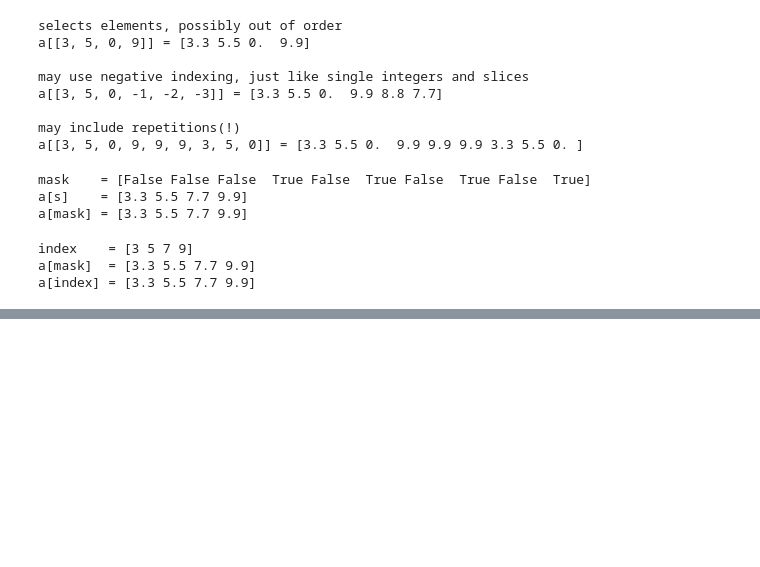
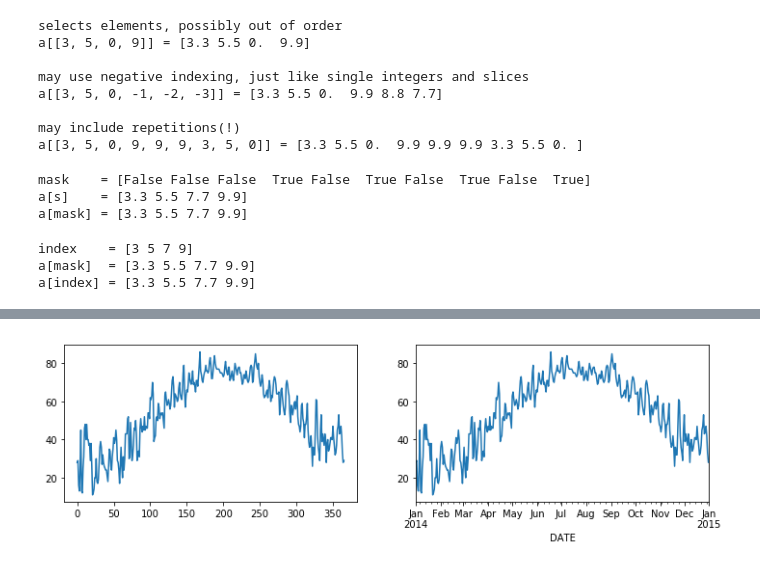
Before and after one commit to jpivarski-talks/2019-04-08-picscie-numpy, a Jupyter notebook: 03-numpy-skills.ipynb, the cells around one changed output, grey strips where cells are left out. Saved outputs shown, nothing was run; the diff lists cells and outputs as text; code cells hidden in the pictures; blank space fills up the shorter version.

```diff
--- a/03-numpy-skills.ipynb
+++ b/03-numpy-skills.ipynb
@@ -355,0 +448,13 @@ a[index] = [3.3 5.5 7.7 9.9]
+# %%
+%matplotlib inline
+import matplotlib.pyplot; matplotlib.pylab.rcParams["figure.figsize"] = 12, 3; matplotlib.pyplot.subplot(1, 2, 1)
+
+# Arrays are explicitly specified functions whose domains are [0, number of items).
+matplotlib.pyplot.plot(tavg[40250:40616])
+
+import pandas; df = pandas.read_csv("data/newark-temperature.csv", parse_dates=["DATE"]); df.set_index(df["DATE"], inplace=True); matplotlib.pyplot.subplot(1, 2, 2)
+
+# DataFrames are explicitly specified functions whose domains are their indexes.
+df["TAVG"].loc[pandas.Timestamp("2014-01-01"):pandas.Timestamp("2015-01-01")].plot();
+# %% [output]
+[figure, added]
```
Also changed, not shown: parts of 5 cells of this notebook, 1 other file.
